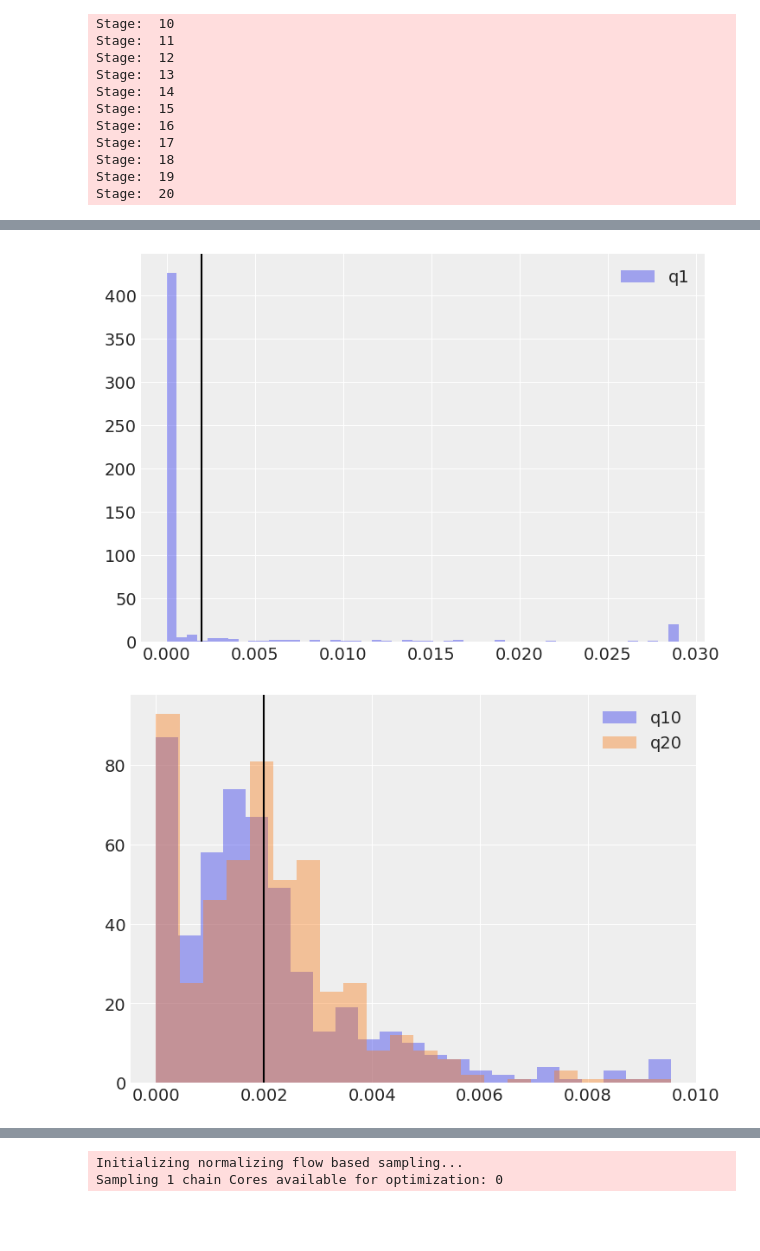
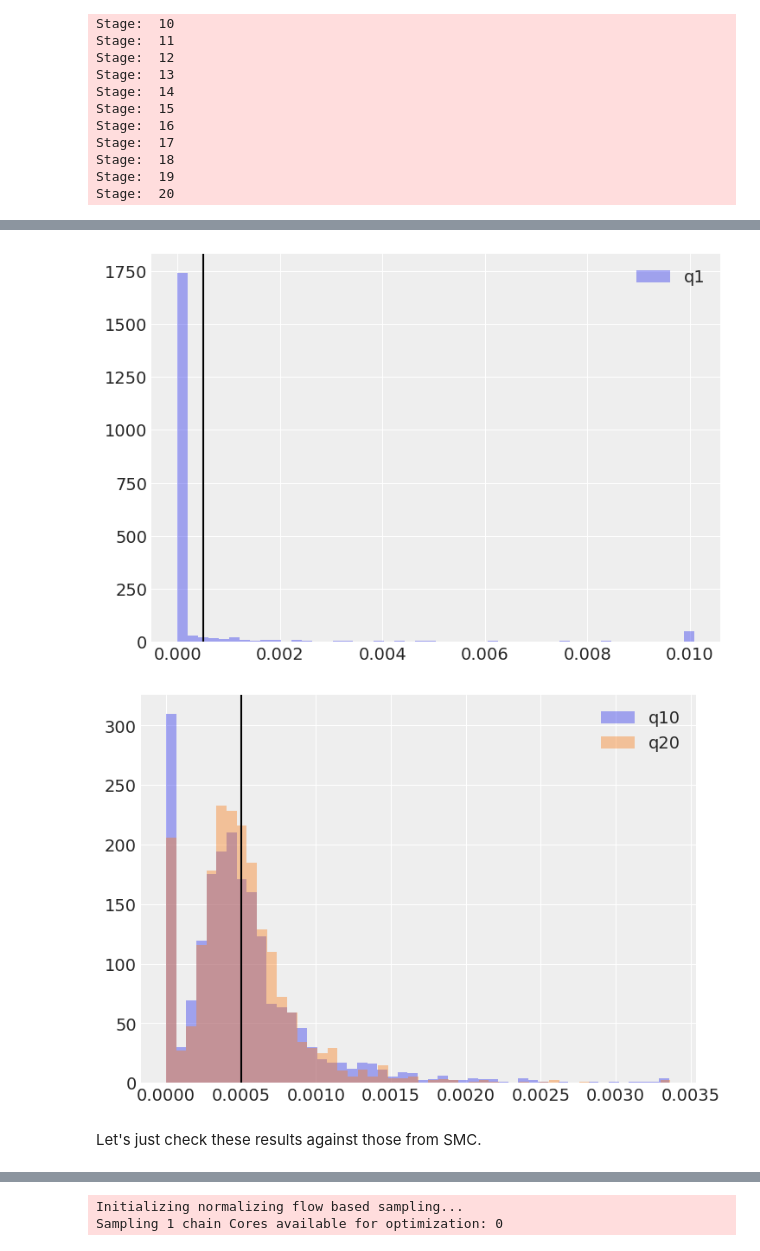
Before and after one commit to RichardGrumitt/NS_NFMC_tests, a Jupyter notebook: nfmc_tests.ipynb, the cells around one changed output, grey strips where cells are left out. Saved outputs shown, nothing was run; the diff lists cells and outputs as text; code cells hidden in the pictures; blank space fills up the shorter version.

```diff
--- a/nfmc_tests.ipynb
+++ b/nfmc_tests.ipynb
@@ -28,8 +29,8 @@ sigma = np.power(stdev, 2) * np.eye(n)
 isigma = np.linalg.inv(sigma)
 dsigma = np.linalg.det(sigma)
 
-w1 = 0.3  # one mode with 0.1 of the mass
-w2 = 1 - w1  # the other mode with 0.9 of the mass
+w1 = 0.3  # one mode with 0.3 of the mass
+w2 = 1 - w1  # the other mode with 0.7 of the mass
 
 def two_gaussians(x):
     log_like1 = (
@@ -51,10 +52,11 @@ with pm.Model() as model:
         lower=-2.0 * np.ones_like(mu1),
         upper=2.0 * np.ones_like(mu1),
         testval=-1.0 * np.ones_like(mu1),
-    )
+
     llk = pm.Potential("llk", two_gaussians(X))
-    trace, nf_models, importance_weights = pm.sample_nfmc(500, optim_iter=1000, nf_iter=20, chains=1,
-                                                          frac_validate=0.2, alpha=(0.5,0.5), parallel=False)
+    trace, nf_models, importance_weights = pm.sample_nfmc(2000, optim_iter=1000, nf_iter=20, chains=1,
+                                                          frac_validate=0.2, alpha=(0.5,0.5), parallel=False,
+                                                          ftol=1.0e-12)
     az_trace = az.from_pymc3(trace)
 # %% [output]
 Initializing normalizing flow based sampling...
@@ -94,16 +119,18 @@ plt.show()
 # %%
 plt.figure()
-sns.distplot(importance_weights[0][:500], kde=False, label='q1')
-plt.axvline(x=0.002, color='k')
+sns.distplot(importance_weights[0][:2000], kde=False, label='q1')
+plt.axvline(x=1/2000, color='k')
 plt.legend(loc='upper right')
 plt.show()
 
 plt.figure()
-sns.distplot(importance_weights[0][5000:5500], kde=False, label='q10')
-sns.distplot(importance_weights[0][10000:], kde=False, label='q20')
-plt.axvline(x=0.002, color='k')
+sns.distplot(importance_weights[0][(2000*10):(2000*10 + 2000)], kde=False, label='q10')
+sns.distplot(importance_weights[0][(2000*20):], kde=False, label='q20')
+plt.axvline(x=1/2000, color='k')
 plt.legend(loc='upper right')
 plt.show()
 # %% [output]
-[figure, old version]
+[figure, new version]
-[figure, old version]
+[figure, new version]
+# %% [markdown]
+Let's just check these results against those from SMC.
```
Also changed, not shown: parts of 10 cells of this notebook.
